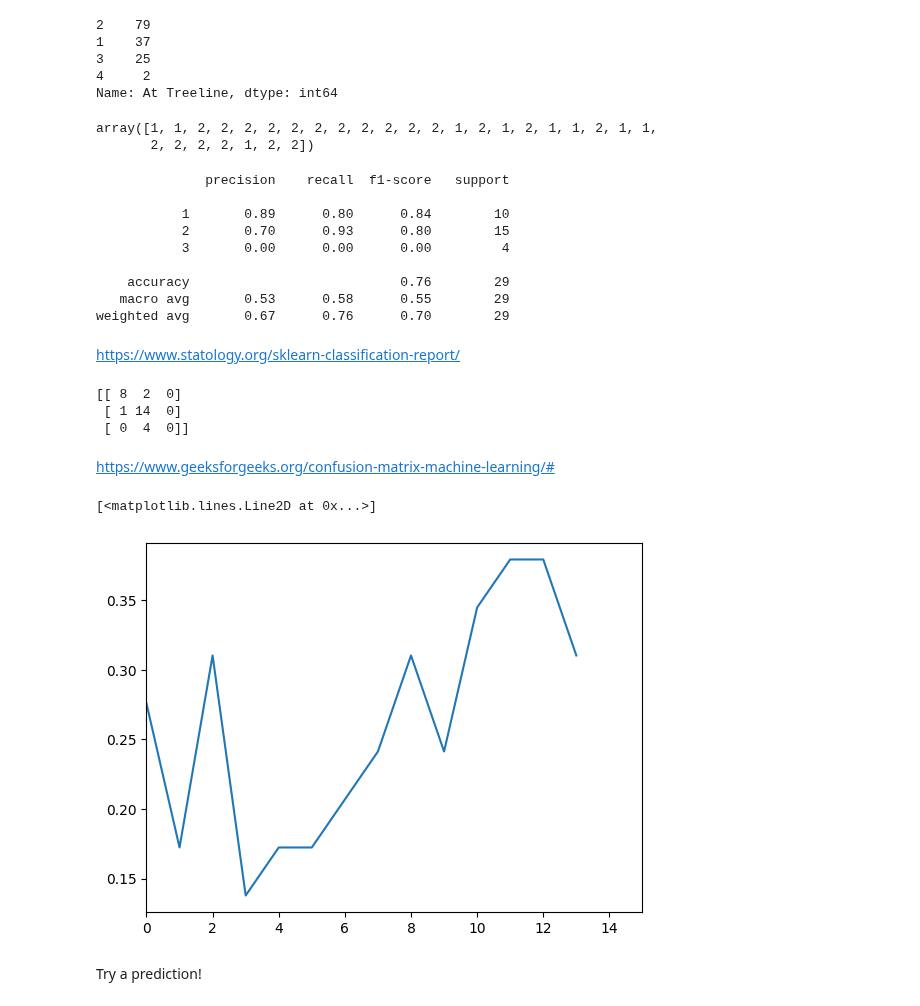
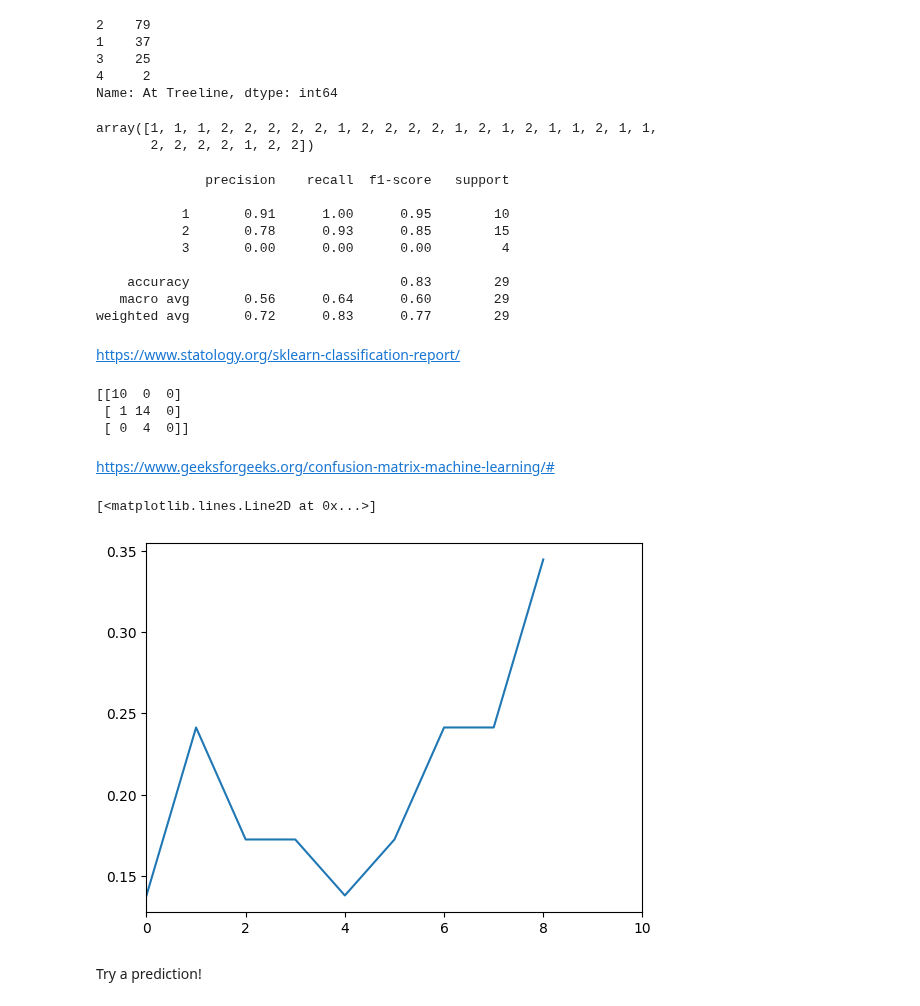
Before and after one commit to itsjpb/470-avalanche-prediction, a Jupyter notebook: jupyter/try_nn.ipynb, the cells around one changed output. Cells and saved outputs as stored; diff of their text form; code cells hidden in the pictures.

Commit message:
KNN works when dropping yesterday danger columns

```diff
--- a/jupyter/try_nn.ipynb
+++ b/jupyter/try_nn.ipynb
@@ -23,7 +23,7 @@ df.head()
 # %%
 df.drop('Area', axis=1, inplace=True)
 
-# df.drop(['Yesterday Danger Above Treeline', 'Yesterday Danger At Treeline', 'Yesterday Danger Below Treeline'], inplace=True, axis=1)
+df.drop(['Yesterday Danger Above Treeline', 'Yesterday Danger At Treeline', 'Yesterday Danger Below Treeline'], inplace=True, axis=1)
 
 df.drop(['Above Treeline', 'Below Treeline'], inplace=True, axis=1)
 # %%
@@ -90,14 +90,16 @@ x_training_data, x_test_data, y_training_data, y_test_data = train_test_split(x,
 # %%
 from sklearn.neighbors import KNeighborsClassifier
 
-model = KNeighborsClassifier(n_neighbors=10)
+# 3 is best BUT results in underprediction in extreme cases
+# 10 results in no WAY OFF predictions
+model = KNeighborsClassifier(n_neighbors=4)
 
 model.fit(x_training_data, y_training_data)
 
 predictions = model.predict(x_test_data)
 predictions
 # %% [output]
-array([1, 1, 2, 2, 2, 2, 2, 2, 2, 2, 2, 2, 2, 1, 2, 1, 2, 1, 1, 2, 1, 1,
+array([1, 1, 1, 2, 2, 2, 2, 2, 1, 2, 2, 2, 2, 1, 2, 1, 2, 1, 1, 2, 1, 1,
        2, 2, 2, 2, 1, 2, 2])
 # %%
 from sklearn.metrics import classification_report, confusion_matrix
@@ -106,19 +108,19 @@ print(classification_report(y_test_data, predictions))
 # %% [output]
               precision    recall  f1-score   support
 
-           1       0.89      0.80      0.84        10
-           2       0.70      0.93      0.80        15
+           1       0.91      1.00      0.95        10
+           2       0.78      0.93      0.85        15
            3       0.00      0.00      0.00         4
 
-    accuracy                           0.76        29
-   macro avg       0.53      0.58      0.55        29
-weighted avg       0.67      0.76      0.70        29
+    accuracy                           0.83        29
+   macro avg       0.56      0.64      0.60        29
+weighted avg       0.72      0.83      0.77        29
 # %% [markdown]
 https://www.statology.org/sklearn-classification-report/
 # %%
 print(confusion_matrix(y_test_data, predictions))
 # %% [output]
-[[ 8  2  0]
+[[10  0  0]
  [ 1 14  0]
  [ 0  4  0]]
 # %% [markdown]
@@ -126,22 +128,22 @@ https://www.geeksforgeeks.org/confusion-matrix-machine-learning/#
 # %%
 error_rates = []
 
-xmax = 15
+xmax = 10
 for i in np.arange(1, xmax): # 101
 
     new_model = KNeighborsClassifier(n_neighbors = i)
 
     new_model.fit(x_training_data, y_training_data)
 
     new_predictions = new_model.predict(x_test_data)
 
     error_rates.append(np.mean(new_predictions != y_test_data))
 
 plt.xlim(0, xmax)
 plt.plot(error_rates)
 # %% [output]
 [<matplotlib.lines.Line2D at 0x...>]
-[figure, old version]
+[figure, new version]
 # %% [markdown]
 Try a prediction!
 # %%
```
Also changed, not shown: parts of 4 cells of this notebook.
